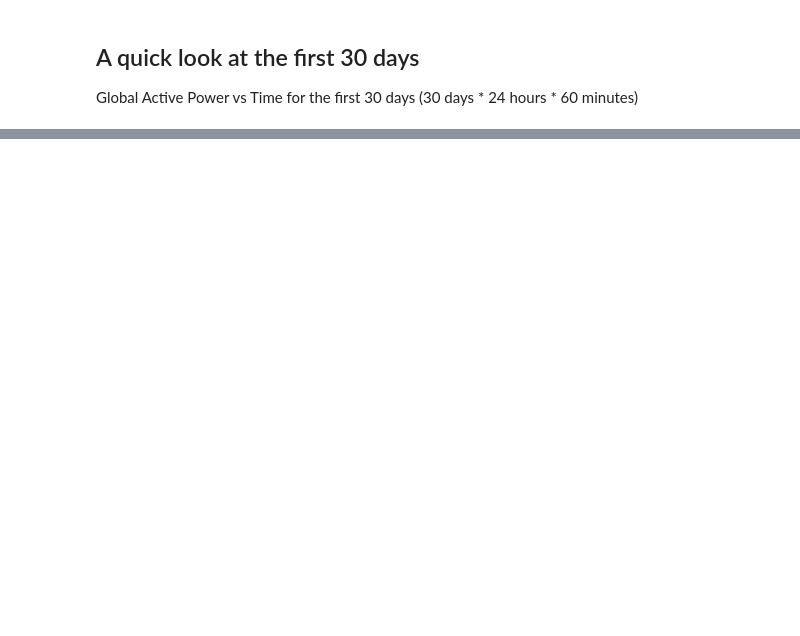
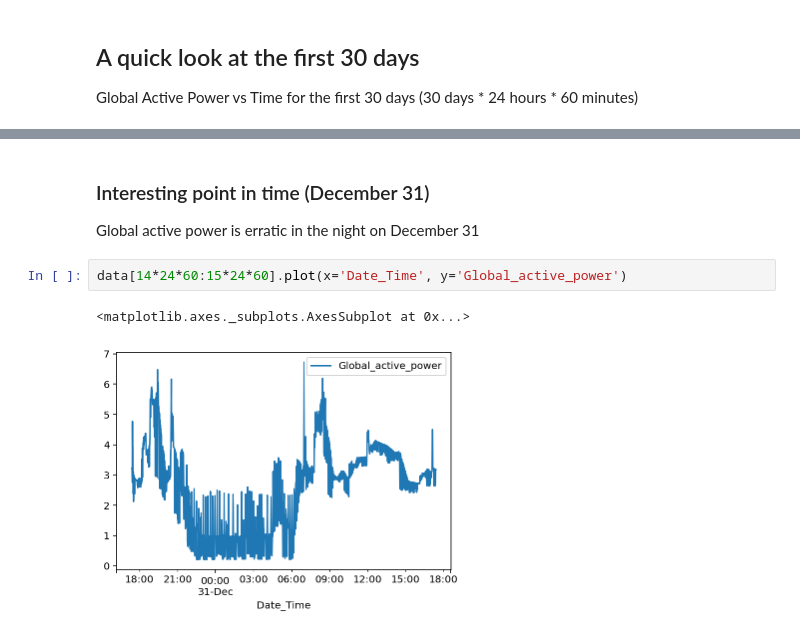
Before and after one commit to falhumai96/anomoly-detection, a Jupyter notebook: AnomalyDetection.ipynb, the cells around one changed output, grey strips where cells are left out. Drawn from its saved outputs; the diff is of its cells as text; blank space fills up the shorter version.

```diff
--- a/AnomalyDetection.ipynb
+++ b/AnomalyDetection.ipynb
@@ -99,3 +112,11 @@ data[:30*24*60].plot(x='Date', y='Global_active_power')
+# %% [markdown]
+### Interesting point in time (December 31)
+Global active power is erratic in the night on December 31
+# %%
+data[14*24*60:15*24*60].plot(x='Date_Time', y='Global_active_power')
+# %% [output]
+<matplotlib.axes._subplots.AxesSubplot at 0x...>
+[figure, added]
 # %%
 data.describe()
 # %% [output]
```
Also changed, not shown: parts of 12 cells of this notebook.
